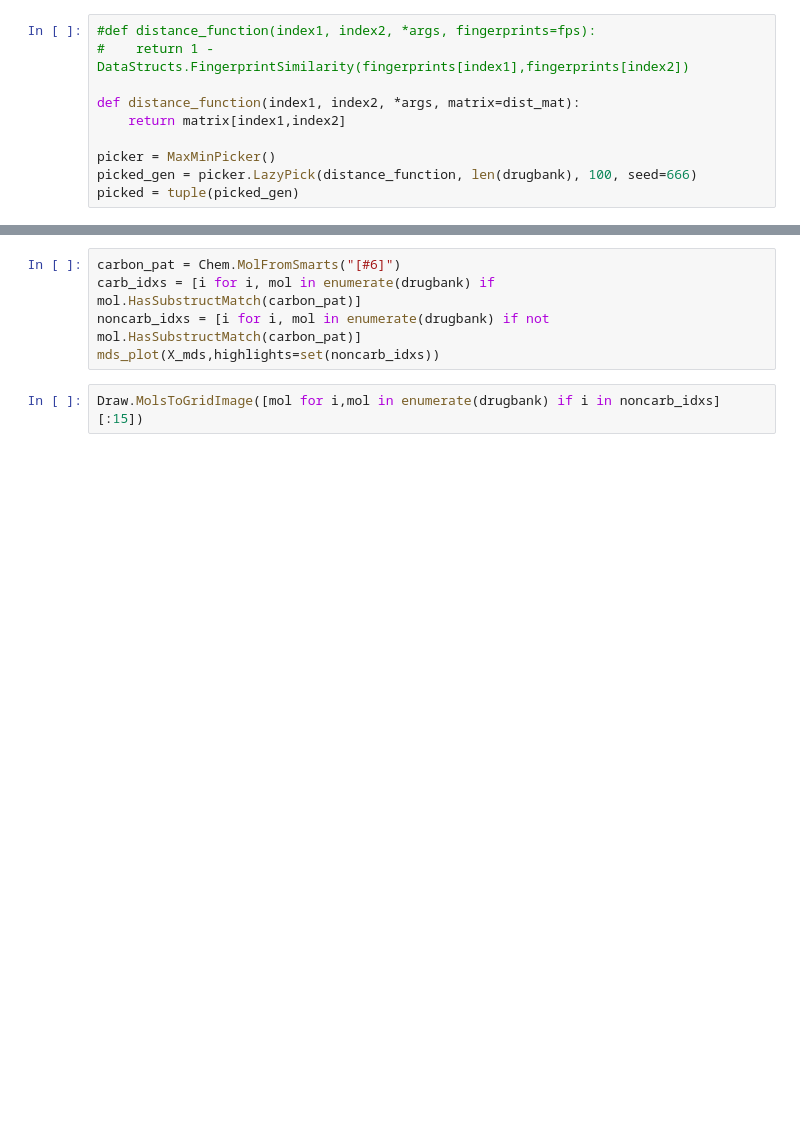
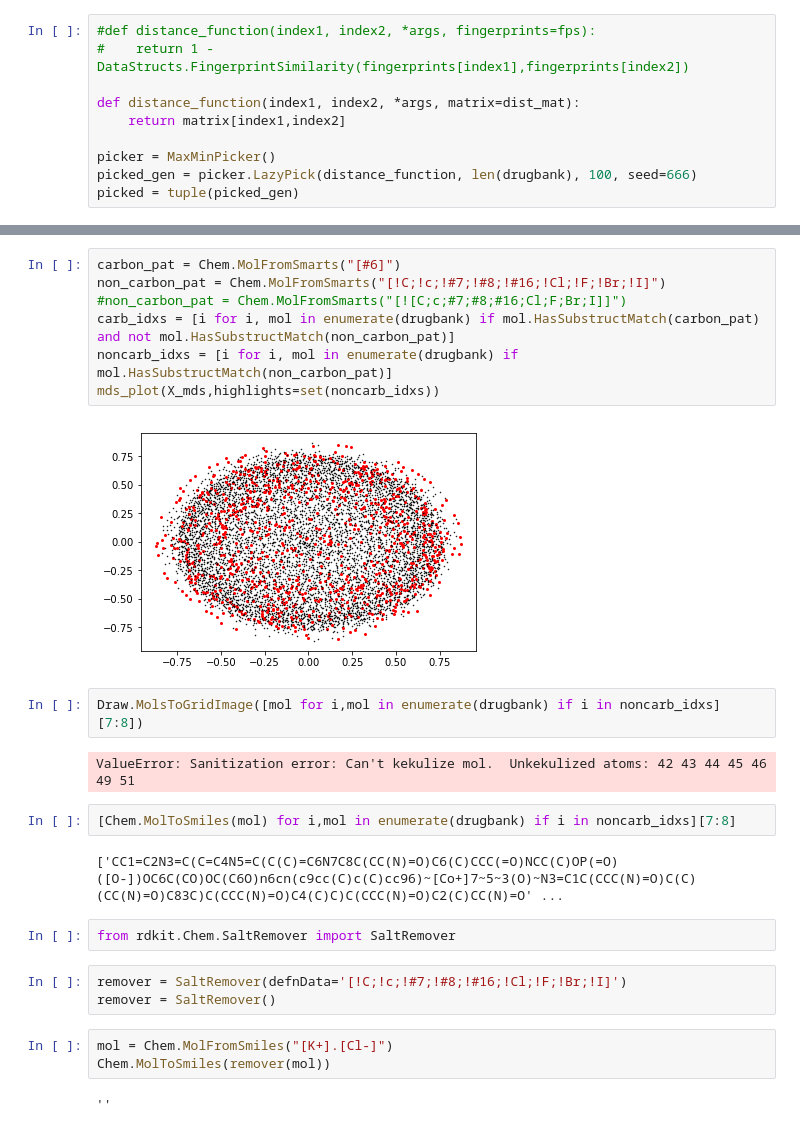
Before and after one commit to AspirinCode/cdd2018, a Jupyter notebook: milan/MDS_exercise.ipynb, the cells around one changed output, grey strips where cells are left out. Drawn from its saved outputs; the diff is of its cells as text; blank space fills up the shorter version.

```diff
--- a/milan/MDS_exercise.ipynb
+++ b/milan/MDS_exercise.ipynb
@@ -62,7 +89,27 @@ Draw.MolsToGridImage([mol for i,mol in enumerate(drugbank) if i in picked][:15])
 # %%
 carbon_pat = Chem.MolFromSmarts("[#6]")
-carb_idxs = [i for i, mol in enumerate(drugbank) if mol.HasSubstructMatch(carbon_pat)]
-noncarb_idxs = [i for i, mol in enumerate(drugbank) if not mol.HasSubstructMatch(carbon_pat)]
+non_carbon_pat = Chem.MolFromSmarts("[!C;!c;!#7;!#8;!#16;!Cl;!F;!Br;!I]")
+#non_carbon_pat = Chem.MolFromSmarts("[![C;c;#7;#8;#16;Cl;F;Br;I]]")
+carb_idxs = [i for i, mol in enumerate(drugbank) if mol.HasSubstructMatch(carbon_pat) and not mol.HasSubstructMatch(non_carbon_pat)]
+noncarb_idxs = [i for i, mol in enumerate(drugbank) if mol.HasSubstructMatch(non_carbon_pat)]
 mds_plot(X_mds,highlights=set(noncarb_idxs))
+# %% [output]
+[figure, added]
 # %%
-Draw.MolsToGridImage([mol for i,mol in enumerate(drugbank) if i in noncarb_idxs][:15])
+Draw.MolsToGridImage([mol for i,mol in enumerate(drugbank) if i in noncarb_idxs][7:8])
+# %% [output]
+ValueError: Sanitization error: Can't kekulize mol.  Unkekulized atoms: 42 43 44 45 46 49 51
+# %%
+[Chem.MolToSmiles(mol) for i,mol in enumerate(drugbank) if i in noncarb_idxs][7:8]
+# %% [output]
+['CC1=C2N3=C(C=C4N5=C(C(C)=C6N7C8C(CC(N)=O)C6(C)CCC(=O)NCC(C)OP(=O)([O-])OC6C(CO)OC(C6O)n6cn(c9cc(C)c(C)cc96)~[Co+]7~5~3(O)~N3=C1C(CCC(N)=O)C(C)(CC(N)=O)C83C)C(CCC(N)=O)C4(C)C)C(CCC(N)=O)C2(C)CC(N)=O' ...
+# %%
+from rdkit.Chem.SaltRemover import SaltRemover
+# %%
+remover = SaltRemover(defnData='[!C;!c;!#7;!#8;!#16;!Cl;!F;!Br;!I]')
+remover = SaltRemover()
+# %%
+mol = Chem.MolFromSmiles("[K+].[Cl-]")
+Chem.MolToSmiles(remover(mol))
+# %% [output]
+''
```
Also changed, not shown: parts of 8 cells of this notebook, 1 other file.
